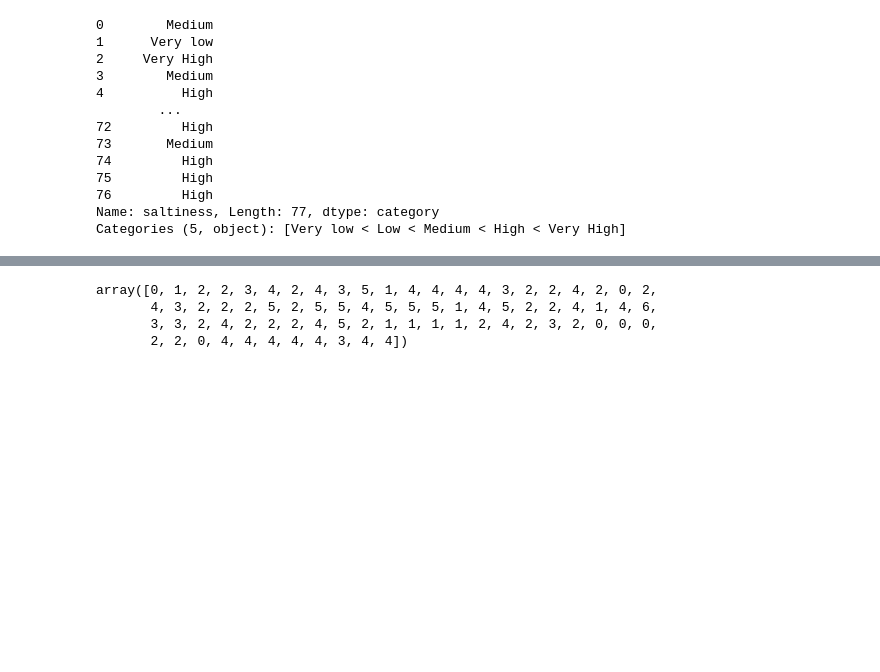
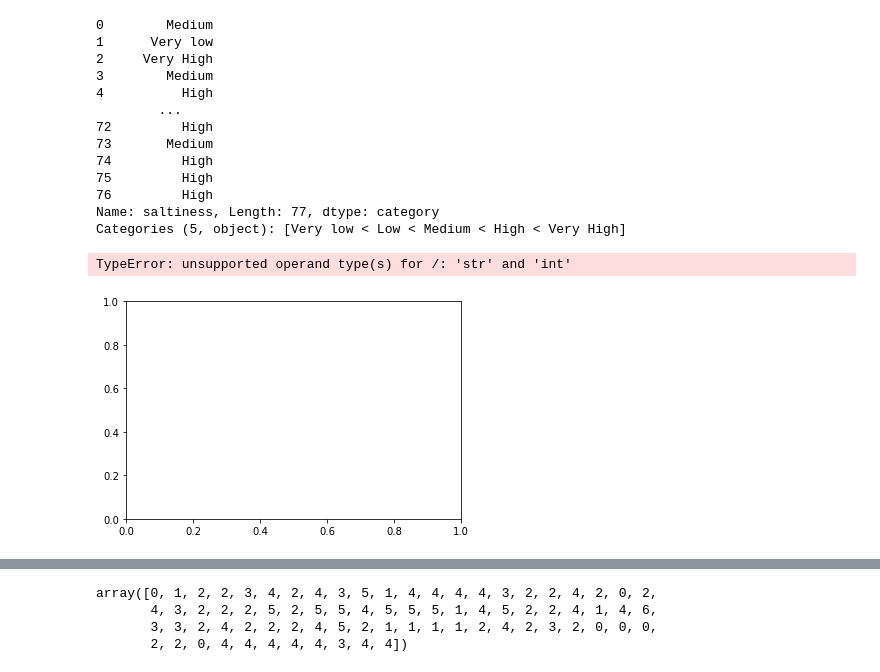
Before and after one commit to tahentx/pv_workbook, a Jupyter notebook: datascience/misc/cereal_eda.ipynb, the cells around one changed output, grey strips where cells are left out. Saved outputs shown, nothing was run; the diff lists cells and outputs as text; code cells hidden in the pictures; blank space fills up the shorter version.

```diff
--- a/datascience/misc/cereal_eda.ipynb
+++ b/datascience/misc/cereal_eda.ipynb
@@ -40,3 +75,8 @@ df.saltiness
 76         High
 Name: saltiness, Length: 77, dtype: category
 Categories (5, object): [Very low < Low < Medium < High < Very High]
+# %%
+sns.boxplot(x=df.saltiness)
+# %% [output]
+TypeError: unsupported operand type(s) for /: 'str' and 'int'
+[figure, added]
```
Also changed, not shown: parts of 12 cells of this notebook.
